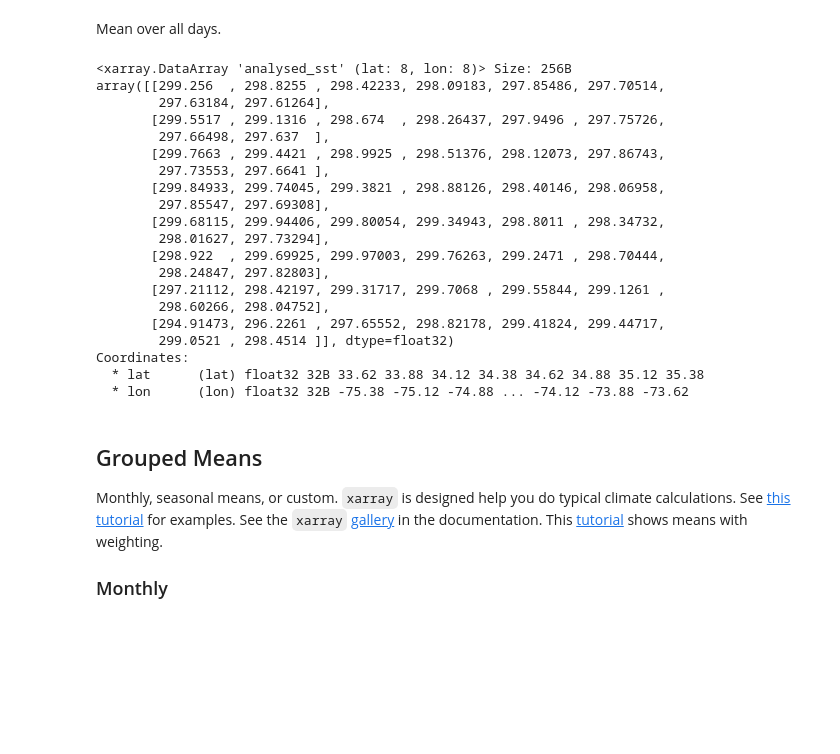
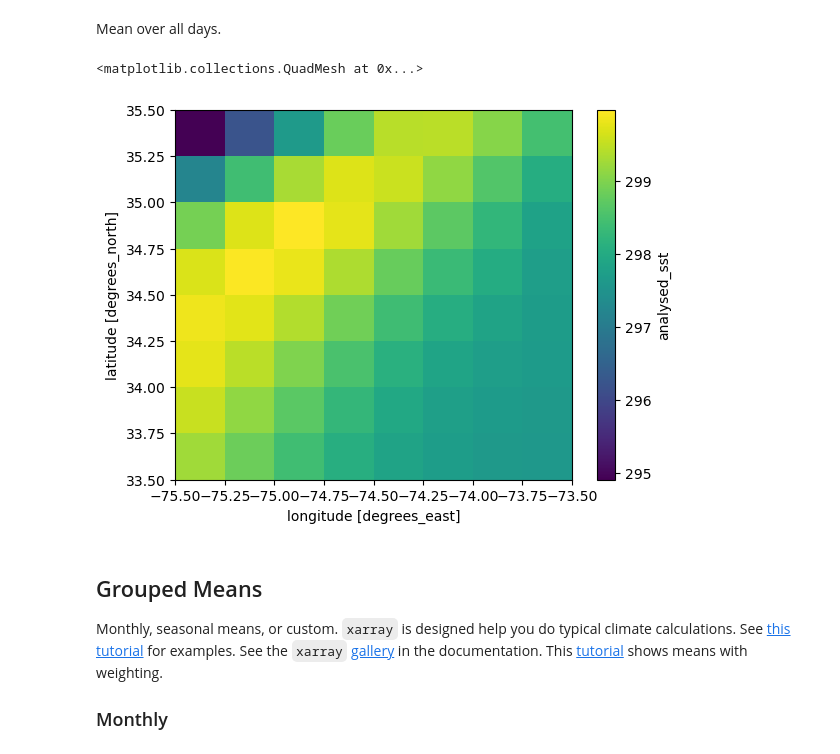
Before and after one commit to nmfs-opensci/NOAAHackDays, a Jupyter notebook: topics-2025/2025-02-14-earthdata/4-data-cubes.ipynb, the cells around one changed output. Drawn from its saved outputs; the diff is of its cells as text; code cells hidden in the pictures; blank space fills up the shorter version.

```diff
--- a/topics-2025/2025-02-14-earthdata/4-data-cubes.ipynb
+++ b/topics-2025/2025-02-14-earthdata/4-data-cubes.ipynb
@@ -120,28 +136,10 @@ Coordinates:
 # %% [markdown]
 Mean over all days.
 # %%
-dc.mean(dim=['time'])
+dc.mean(dim=['time']).plot()
 # %% [output]
-<xarray.DataArray 'analysed_sst' (lat: 8, lon: 8)> Size: 256B
-array([[299.256  , 298.8255 , 298.42233, 298.09183, 297.85486, 297.70514,
-        297.63184, 297.61264],
-       [299.5517 , 299.1316 , 298.674  , 298.26437, 297.9496 , 297.75726,
-        297.66498, 297.637  ],
-       [299.7663 , 299.4421 , 298.9925 , 298.51376, 298.12073, 297.86743,
-        297.73553, 297.6641 ],
-       [299.84933, 299.74045, 299.3821 , 298.88126, 298.40146, 298.06958,
-        297.85547, 297.69308],
-       [299.68115, 299.94406, 299.80054, 299.34943, 298.8011 , 298.34732,
-        298.01627, 297.73294],
-       [298.922  , 299.69925, 299.97003, 299.76263, 299.2471 , 298.70444,
-        298.24847, 297.82803],
-       [297.21112, 298.42197, 299.31717, 299.7068 , 299.55844, 299.1261 ,
-        298.60266, 298.04752],
-       [294.91473, 296.2261 , 297.65552, 298.82178, 299.41824, 299.44717,
-        299.0521 , 298.4514 ]], dtype=float32)
-Coordinates:
-  * lat      (lat) float32 32B 33.62 33.88 34.12 34.38 34.62 34.88 35.12 35.38
-  * lon      (lon) float32 32B -75.38 -75.12 -74.88 ... -74.12 -73.88 -73.62
+<matplotlib.collections.QuadMesh at 0x...>
+[figure, added]
 # %% [markdown]
 ## Grouped Means
 
```
Also changed, not shown: parts of 1 cell of this notebook, 4 other files.
